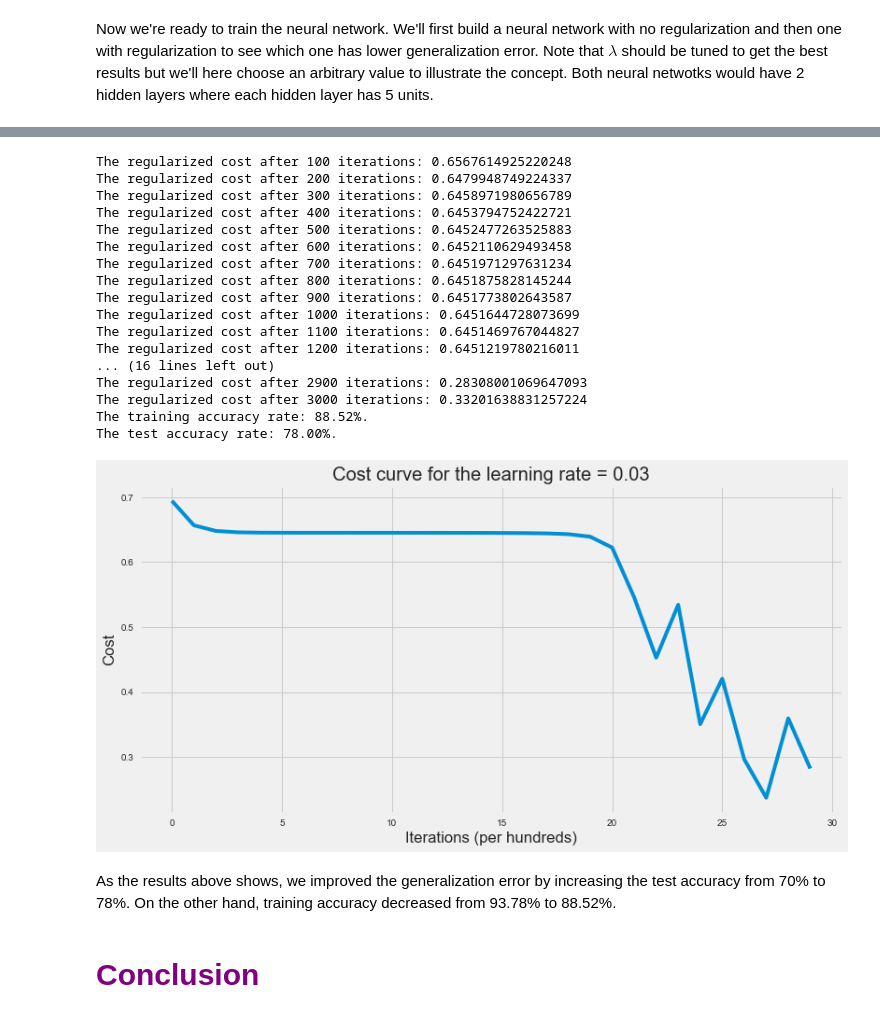
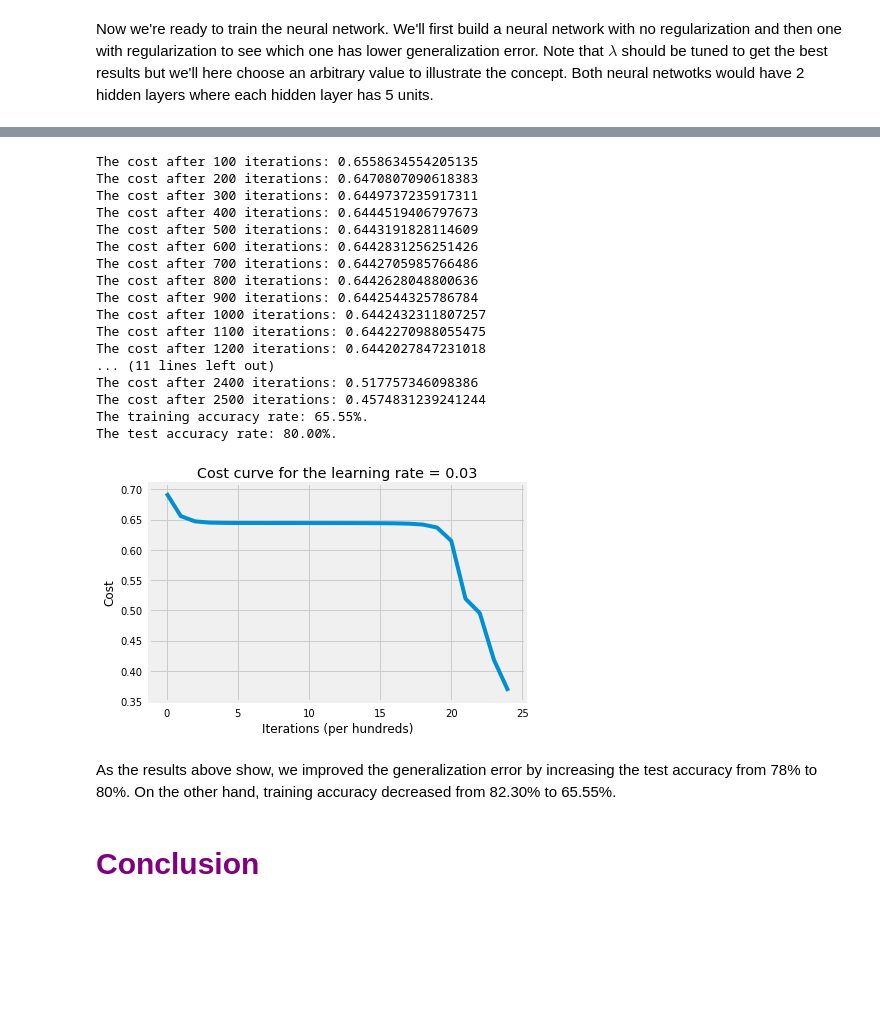
Before and after one commit to ImadDabbura/Deep-Learning, a Jupyter notebook: notebooks/Regularization.ipynb, the cells around one changed output, grey strips where cells are left out. Cells and saved outputs as stored; diff of their text form; code cells hidden in the pictures; blank space fills up the shorter version.

Commit message:
Adapted changes to the same files in other repositories

```diff
--- a/notebooks/Regularization.ipynb
+++ b/notebooks/Regularization.ipynb
@@ -350,34 +415,34 @@ The training accuracy is 93.78% but the test accuracy is 70%. Therefore, it's ob
 # %%
 # train NN with regularization
 parameters = model_with_regularization(X_train, Y_train, layers_dims,
-                                       learning_rate=0.03, print_cost=True,
+                                       learning_rate=0.03, num_epochs=2500, print_cost=True,
                                        hidden_layers_activation_fn="tanh",
-                                       lambd=0.08)
+                                       lambd=0.02)
 
 # print the test accuracy
 print("The training accuracy rate: {}".format(accuracy(X_train, parameters, Y_train, "tanh")[-7:]))
 print("The test accuracy rate: {}".format(accuracy(X_test, parameters, Y_test, "tanh")[-7:]))
 # %% [output]
-The regularized cost after 100 iterations: 0.6567614925220248
-The regularized cost after 200 iterations: 0.6479948749224337
-The regularized cost after 300 iterations: 0.6458971980656789
-The regularized cost after 400 iterations: 0.6453794752422721
-The regularized cost after 500 iterations: 0.6452477263525883
-The regularized cost after 600 iterations: 0.6452110629493458
-The regularized cost after 700 iterations: 0.6451971297631234
-The regularized cost after 800 iterations: 0.6451875828145244
-The regularized cost after 900 iterations: 0.6451773802643587
-The regularized cost after 1000 iterations: 0.6451644728073699
-The regularized cost after 1100 iterations: 0.6451469767044827
-The regularized cost after 1200 iterations: 0.6451219780216011
-... (16 lines left out)
-The regularized cost after 2900 iterations: 0.28308001069647093
-The regularized cost after 3000 iterations: 0.33201638831257224
-The training accuracy rate: 88.52%.
-The test accuracy rate: 78.00%.
+The cost after 100 iterations: 0.6558634554205135
+The cost after 200 iterations: 0.6470807090618383
+The cost after 300 iterations: 0.6449737235917311
+The cost after 400 iterations: 0.6444519406797673
+The cost after 500 iterations: 0.6443191828114609
+The cost after 600 iterations: 0.6442831256251426
+The cost after 700 iterations: 0.6442705985766486
+The cost after 800 iterations: 0.6442628048800636
+The cost after 900 iterations: 0.6442544325786784
+The cost after 1000 iterations: 0.6442432311807257
+The cost after 1100 iterations: 0.6442270988055475
+The cost after 1200 iterations: 0.6442027847231018
+... (11 lines left out)
+The cost after 2400 iterations: 0.517757346098386
+The cost after 2500 iterations: 0.4574831239241244
+The training accuracy rate: 65.55%.
+The test accuracy rate: 80.00%.
-[figure, old version]
+[figure, new version]
 # %% [markdown]
-As the results above shows, we improved the generalization error by increasing the test accuracy from 70% to 78%. On the other hand, training accuracy decreased from 93.78% to 88.52%.
+As the results above show, we improved the generalization error by increasing the test accuracy from 78% to 80%. On the other hand, training accuracy decreased from 82.30% to 65.55%.
 # %% [markdown]
 <h2 style="font-family: Georgia; font-size:2em;color:purple; font-style:bold">
 Conclusion
```
Also changed, not shown: parts of 10 cells of this notebook, 6 other files.
